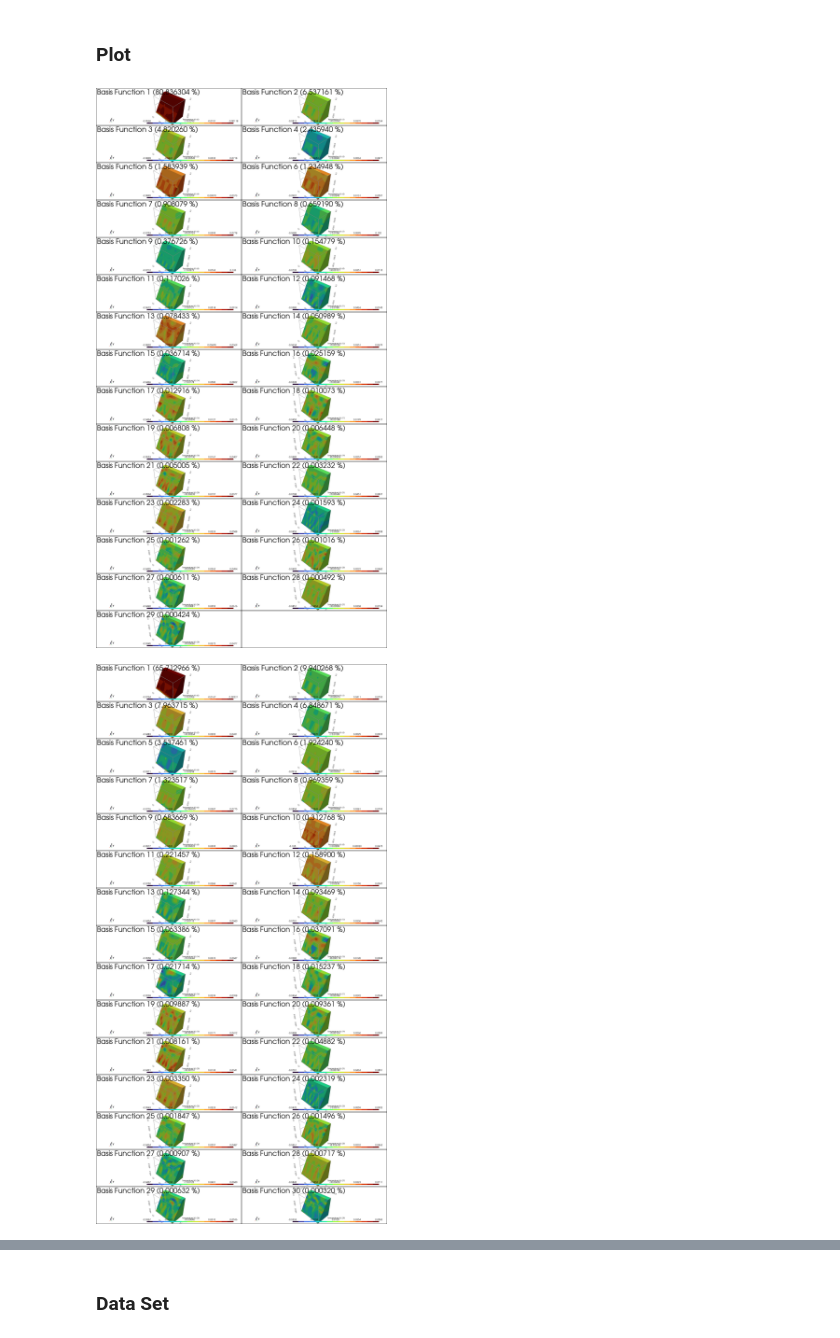
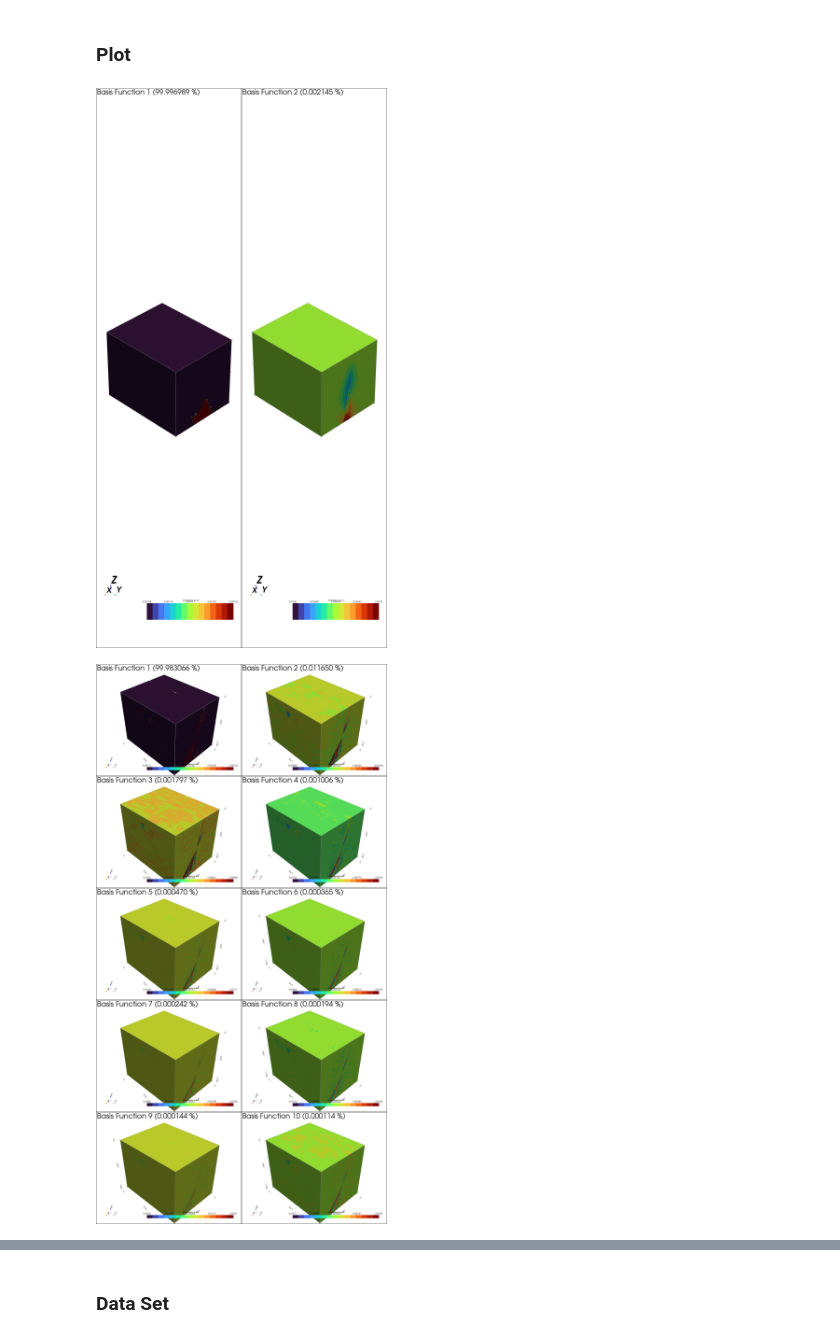
Before and after one commit to sito115/NIRB_FaultConvection, a Jupyter notebook: notebooks/D_quality_check.ipynb, the cells around one changed output, grey strips where cells are left out. Drawn from its saved outputs; the diff is of its cells as text; code cells hidden in the pictures.

```diff
--- a/notebooks/D_quality_check.ipynb
+++ b/notebooks/D_quality_check.ipynb
@@ -14,14 +14,23 @@ from src.utils import read_config
 config = read_config()
 IS_SAVE_PNG = True
 ACCURACY = 1e-5
-PARAMETER_SPACE = "07"
-SUFFIX = "mean" #"init_diff"
-
-ROOT = Path().cwd().parent / "data" / PARAMETER_SPACE / "TrainingMapped" / "s100_100_100_b0_4000_0_5000_-4000_-0"
-ROOT = Path().cwd().parent / "data" / PARAMETER_SPACE
+PARAMETER_SPACE = "09"
+PROJECTION = "Mapped"
+FIELD_NAME = "Entropy"
+IS_ZERO_CROSSINGS = True
+control_mesh_suffix = "s50_50_50_b0_4000_0_5000_-4000_0"
+if PROJECTION == "Original":
+    ROOT = Path().cwd().parent / "data" / PARAMETER_SPACE
+else:
+    ROOT = Path().cwd().parent / "data" / PARAMETER_SPACE / "TrainingMapped" / control_mesh_suffix
 assert ROOT.exists()
 # %% [markdown]
 ### Import
 # %%
-basis_functions_array = [path for path in (ROOT / "BasisFunctionsEntropy").rglob('basis_fts_matrix_*.npy')]
+if IS_ZERO_CROSSINGS:
+    zc_suffix = "ZeroCrossings"
+else:
+    zc_suffix = ""
+basis_functions_array = [path for path in (ROOT / f"BasisFunctions{FIELD_NAME}{zc_suffix}").rglob('basis_fts_matrix_*.npy')]
 information_content_array = [path.with_stem(path.stem.replace('basis_fts_matrix_', 'information_content_')) for path in basis_functions_array]
+print(len(basis_functions_array))
@@ -28,5 +39,5 @@ information_content_array = [path.with_stem(path.stem.replace('basis_fts_matrix_
 # %%
-comsol_data_path = [path for path in ROOT.rglob("*.vtu")][0]
-comsol_data = COMSOL_VTU(comsol_data_path)
+comsol_data_path = [path for path in ROOT.rglob("*.vt*")][0]
+comsol_data = COMSOL_VTU(comsol_data_path, is_clean_mesh=False)
 print(comsol_data.vtu_path)
 # %% [output]
@@ -55,41 +66,41 @@ for basis_functions_path, information_content_path in zip(basis_functions_array,
                 break
             comsol_data.mesh.point_data[field_name] = basis_functions[counter, :]
             # clip along fault plane
-            clipped = comsol_data.mesh.clip(normal=-np.array(normal), origin = comsol_data.mesh.center)
+            # clipped = comsol_data.mesh.clip(normal=-np.array(normal), origin = comsol_data.mesh.center)
             # clipped = comsol_data.mesh.slice_along_axis(n=5, axis='x')
-            # clipped = comsol_data.mesh
+            clipped = comsol_data.mesh
 
             plotter.add_mesh(clipped, scalars=field_name,
                                 cmap=config['cmap'],
                                 # clim = [clim_min, clim_max],
                                 scalar_bar_args={'title': f'Temperature [K] ({counter})',
                                                 'label_font_size': 10,
                                                 'title_font_size': 8,})
             text_string = f"Basis Function {counter + 1}"
             try:
                 text_string = text_string + f" ({information_content[counter] * 100:.6f} %)"
             except( NameError , IndexError):
                 pass
             plotter.add_text(text_string)
             plotter.add_axes(line_width=1.)
             plotter.add_bounding_box()
             plotter.show_grid(
                 font_size=6,
                 # location='outer',
                 n_xlabels=3,  # number of labels (ticks) on x-axis
                 n_ylabels=3,  # number of labels (ticks) on y-axis
                 n_zlabels=3,  # number of labels (ticks) on z-axis
                 color='gray',
                 xtitle='',
                 ytitle='',
                 ztitle='',
                             )
             counter += 1
 
     kwargs = {}
     if IS_SAVE_PNG:
         plotter.screenshot(basis_functions_path.with_suffix('.png'))
-    plotter.show()
+    # plotter.show()
 # %% [output]
-[figure, old version]
+[figure, new version]
-[figure, old version]
+[figure, new version]
```
Also changed, not shown: parts of 7 cells of this notebook, 30 other files.
